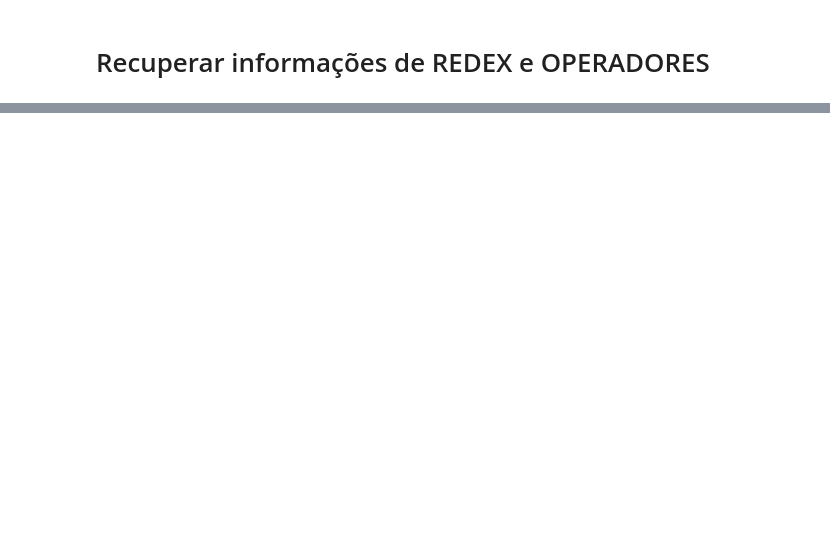
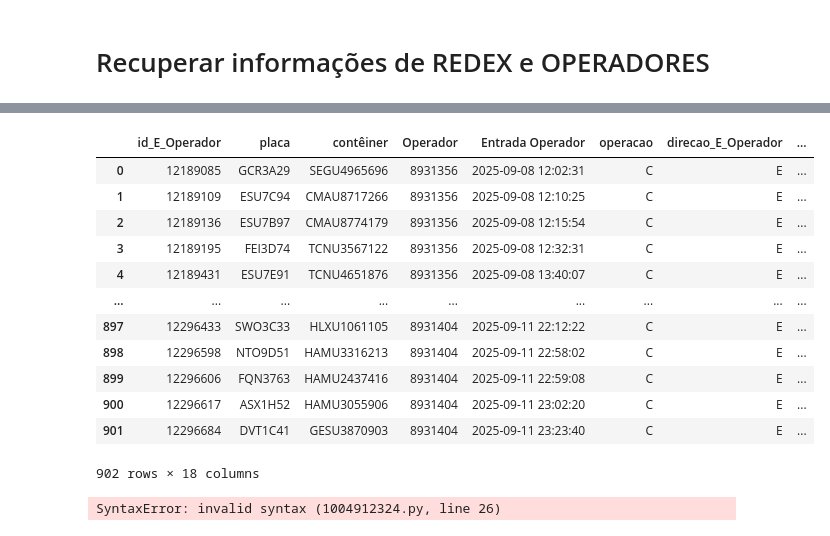
Before and after one commit to IvanBrasilico/virasana, a Jupyter notebook: virasana/notebooks/TransitTimeRedex.ipynb, the cells around one changed output, grey strips where cells are left out. Saved outputs shown, nothing was run; the diff lists cells and outputs as text; code cells hidden in the pictures; blank space fills up the shorter version.

Commit message:
Notebook para extrair estatisticas de importação e exportação com relação a escaneamento.

```diff
--- a/virasana/notebooks/TransitTimeRedex.ipynb
+++ b/virasana/notebooks/TransitTimeRedex.ipynb
@@ -305,0 +577,3 @@ KeyError: "['codigoRecinto_pesagem', 'codigoRecinto_saida'] not in index"
+# %%
+df_saidas_entradas['transitTime'] = (df_saidas_entradas['dataHoraOcorrencia_E_Operador'] -
+                                     df_saidas_entradas['dataHoraOcorrencia_S_REDEX']).dt.total_seconds() / 3600
@@ -305,0 +609,22 @@ KeyError: "['codigoRecinto_pesagem', 'codigoRecinto_saida'] not in index"
+# %%
+# df_saidas_entradas.transitTime.describe()
+df_saidas_entradas.rename(columns={'placa': 'placa', 'numeroConteiner': 'contêiner',
+                         'codigoRecinto_S_REDEX': 'Redex', 'dataHoraOcorrencia_S_REDEX': 'Saída REDEX',
+                         'codigoRecinto_E_Operador': 'Operador', 'dataHoraOcorrencia_E_Operador': 'Entrada Operador',
+                         'transitTime': 'transitTime', 'fs_files_id': '_id'}, inplace=True)
+df_saidas_entradas.drop(['operacao', 'direcao_E_Operador', 'listaNfe', 'numeroConhecimento', 'direcao_S_REDEX'], axis=1)
+df_saidas_entradas
+# %% [output]
+|  | id_E_Operador | placa | contêiner | Operador | Entrada Operador | operacao | direcao_E_Operador | ... |
+| 0 | 12189085 | GCR3A29 | SEGU4965696 | 8931356 | 2025-09-08 12:02:31 | C | E | ... |
+| 1 | 12189109 | ESU7C94 | CMAU8717266 | 8931356 | 2025-09-08 12:10:25 | C | E | ... |
+| 2 | 12189136 | ESU7B97 | CMAU8774179 | 8931356 | 2025-09-08 12:15:54 | C | E | ... |
+| 3 | 12189195 | FEI3D74 | TCNU3567122 | 8931356 | 2025-09-08 12:32:31 | C | E | ... |
+| 4 | 12189431 | ESU7E91 | TCNU4651876 | 8931356 | 2025-09-08 13:40:07 | C | E | ... |
+| ... | ... | ... | ... | ... | ... | ... | ... | ... |
+| 897 | 12296433 | SWO3C33 | HLXU1061105 | 8931404 | 2025-09-11 22:12:22 | C | E | ... |
+| 898 | 12296598 | NTO9D51 | HAMU3316213 | 8931404 | 2025-09-11 22:58:02 | C | E | ... |
+| 899 | 12296606 | FQN3763 | HAMU2437416 | 8931404 | 2025-09-11 22:59:08 | C | E | ... |
+| 900 | 12296617 | ASX1H52 | HAMU3055906 | 8931404 | 2025-09-11 23:02:20 | C | E | ... |
+| 901 | 12296684 | DVT1C41 | GESU3870903 | 8931404 | 2025-09-11 23:23:40 | C | E | ... |
+902 rows × 18 columns
@@ -305,0 +641,42 @@ KeyError: "['codigoRecinto_pesagem', 'codigoRecinto_saida'] not in index"
+# %%
+df_pesagem_operador = pd.read_sql(
+    text(sql_pesagem_operador), engine, params={"data_inicial": data_inicial, "data_final": data_final}, parse_dates=['dataHoraOcorrencia']
+)
+
+df_pesagem_redex = pd.read_sql(
+    text(sql_pesagem_redex), engine, params={"data_inicial": data_inicial, "data_final": data_final}, parse_dates=['dataHoraOcorrencia']
+)
+
+
+
+# Seguem os merges e filtros conforme a lógica desejada especificada anteriormente
+# Por exemplo, aqui unimos pesagem_redex com saida_redex e depois com entrada_operadores conforme passo a passo
+df_pesagem_saida = pd.merge(df_pesagem_redex, df_saida_redex, on=['placa', 'codigoRecinto', 'numeroConteiner'], suffixes=('_pesagem', '_saida'))
+
+df_pesagem_saida = df_pesagem_saida[
+    (df_pesagem_saida['dataHoraOcorrencia_pesagem'] <= df_pesagem_saida['dataHoraOcorrencia_saida']) &
+    ((df_pesagem_saida['dataHoraOcorrencia_saida'] - df_pesagem_saida['dataHoraOcorrencia_pesagem']).dt.days <= 3) &
+    (df_pesagem_saida['direcao'] == 'S')
+]
+
+df_final = pd.merge(df_pesagem_saida, df_entrada_operadores, left_on=['placa', 'numeroConteiner'], right_on=['placa', 'numeroConteiner'], suffixes=('', '_entrada'))
+
+df_final = df_final[
+    ((df_final['dataHoraOcorrencia'] - df_final['dataHoraOcorrencia_saida']).dt.days <= 3) &
+    (df_final['codigoRecinto'] != df_final['codigoRecinto_entrada']) &
+]
+
+df_final = df_final.drop_duplicates()
+
+# Seleção de colunas para output
+output_cols = [
+    'dataHoraOcorrencia_pesagem', 'id_pesagem', 'placa', 'placaSemirreboque', 'pesoBrutoBalanca', 'numeroConteiner', 'codigoRecinto_pesagem',
+    'dataHoraOcorrencia_saida', 'placa', 'codigoRecinto_saida', 'direcao', 'numeroConteiner',
+    'dataHoraOcorrencia', 'placa', 'id', 'cnpjTransportador', 'cpfMotorista', 'nomeMotorista', 'codigoRecinto', 'operacao', 'direcao', 'numeroConteiner', 'listaNfe', 'numeroConhecimento'
+]
+
+df_result = df_final[output_cols]
+
+print(df_result.head())
+# %% [output]
+SyntaxError: invalid syntax (1004912324.py, line 26)
```
Also changed, not shown: parts of 31 cells of this notebook, 2 other files.
